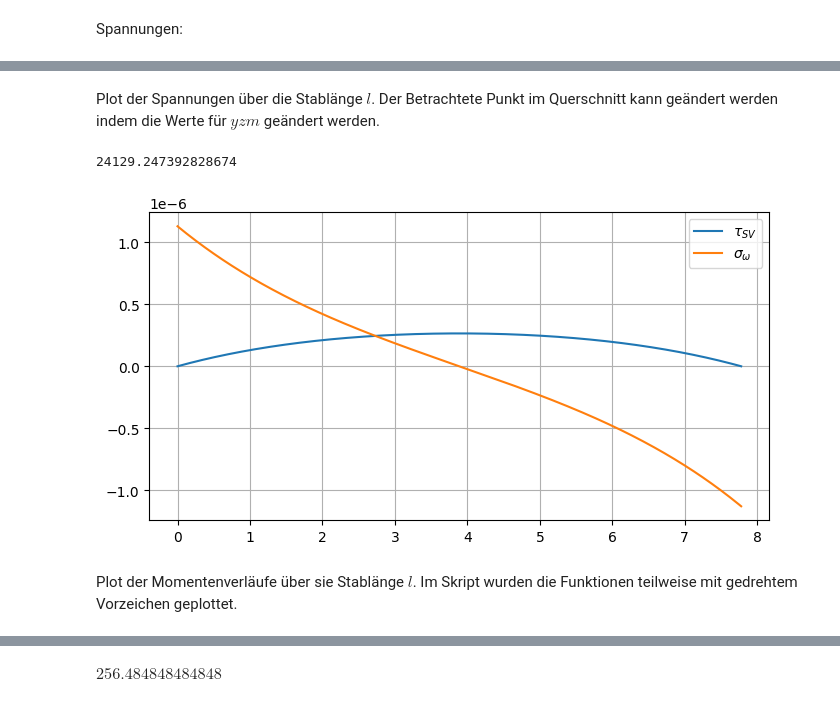
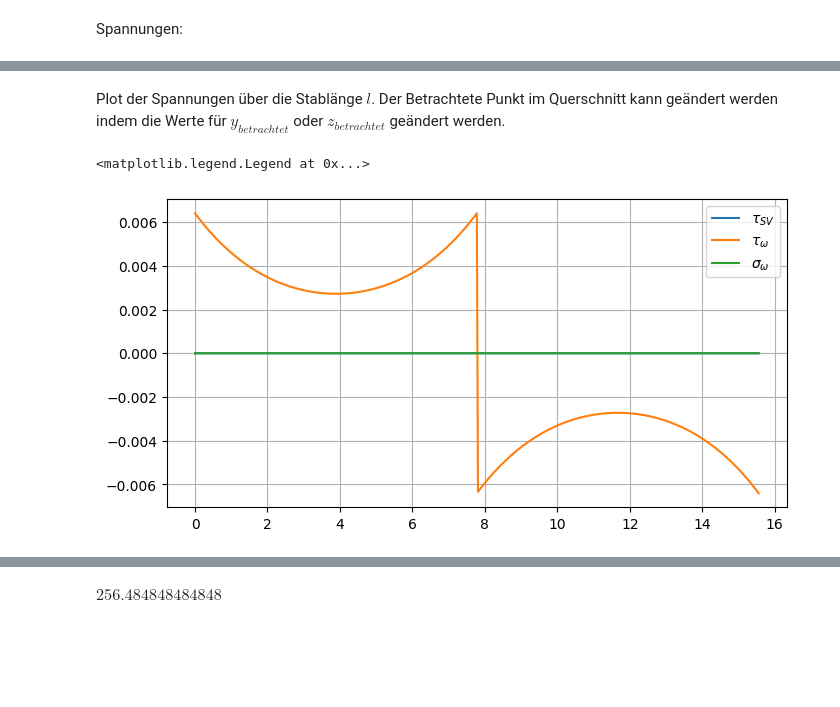
Before and after one commit to StatikMax/Woelbkrafttorsion, a Jupyter notebook: Torsion_1.ipynb, the cells around one changed output, grey strips where cells are left out. Cells and saved outputs as stored; diff of their text form; code cells hidden in the pictures; blank space fills up the shorter version.

```diff
--- a/Torsion_1.ipynb
+++ b/Torsion_1.ipynb
@@ -224,28 +242,28 @@ def get_np_vals(sp_expr, x_np, yzm):
 # %% [markdown]
-Plot der Spannungen über die Stablänge $l$. Der Betrachtete Punkt im Querschnitt kann geändert werden indem die Werte für $yzm$ geändert werden.
+Plot der Spannungen über die Stablänge $l$. Der Betrachtete Punkt im Querschnitt kann geändert werden indem die Werte für $y_{betrachtet}$ oder $z_{betrachtet}$ geändert werden.
 # %%
-x_np = np.mgrid[0:l_/2:501j]
-yzm = {'y':b_/2, 'z':h_/2, 'm_T':1}
-# tau_SV_np = get_np_vals(tau_SV_,x_np,yzm)
+x_np = np.mgrid[0:l_:501j]
+y_betrachtet = b_/2
+z_betrachtet = h_/2
+
 tau_SV_lambdified = sp.lambdify((x, z),tau_SV_, 'numpy')
-tau_SV_np = tau_SV_lambdified(x_np, h_/2)
+tau_SV_np = tau_SV_lambdified(x_np, z_betrachtet)
 
 # tau_w_np = get_np_vals(tau_w_,x_np,yzm)
 tau_w_lambdified = sp.lambdify((x, y, z),tau_w_, 'numpy')
-tau_w_np = tau_w_lambdified(x=x_np, y=b_/2, z=h_/2)
+tau_w_np = tau_w_lambdified(x_np, y_betrachtet, z_betrachtet)
 
 # sig_w_np = get_np_vals(sig_w_,x_np,yzm)
 sig_w_lambdified = sp.lambdify((x, y, z),sig_w_, 'numpy')
-sig_w_np = sig_w_lambdified(x_np, b_/2, h_/2)
+sig_w_np = sig_w_lambdified(x_np, y_betrachtet, z_betrachtet)
 
 fig = plt.figure(figsize=(8,4))
 ax = fig.add_subplot(1, 1, 1)
 ax.plot(x_np,tau_SV_np, label='$\\tau_{SV}$')
-# ax.plot(x_np,tau_w_np, label='$\\tau_{\omega}$')
+ax.plot(x_np,tau_w_np, label='$\\tau_{\omega}$')
 ax.plot(x_np,sig_w_np, label='$\sigma_{\omega}$')
 ax.grid(True,'major')
 ax.legend()
-print(tau_w_np[0]/tau_SV_np[250])
 # %% [output]
-24129.247392828674
+<matplotlib.legend.Legend at 0x...>
-[figure, old version]
+[figure, new version]
@@ -258,2 +269,0 @@ def get_np_vals(sp_expr, x_np, m_T_np):
-# %% [markdown]
-Plot der Momentenverläufe über sie Stablänge $l$. Im Skript wurden die Funktionen teilweise mit gedrehtem Vorzeichen geplottet.
```
Also changed, not shown: parts of 14 cells of this notebook, 1 other file.
